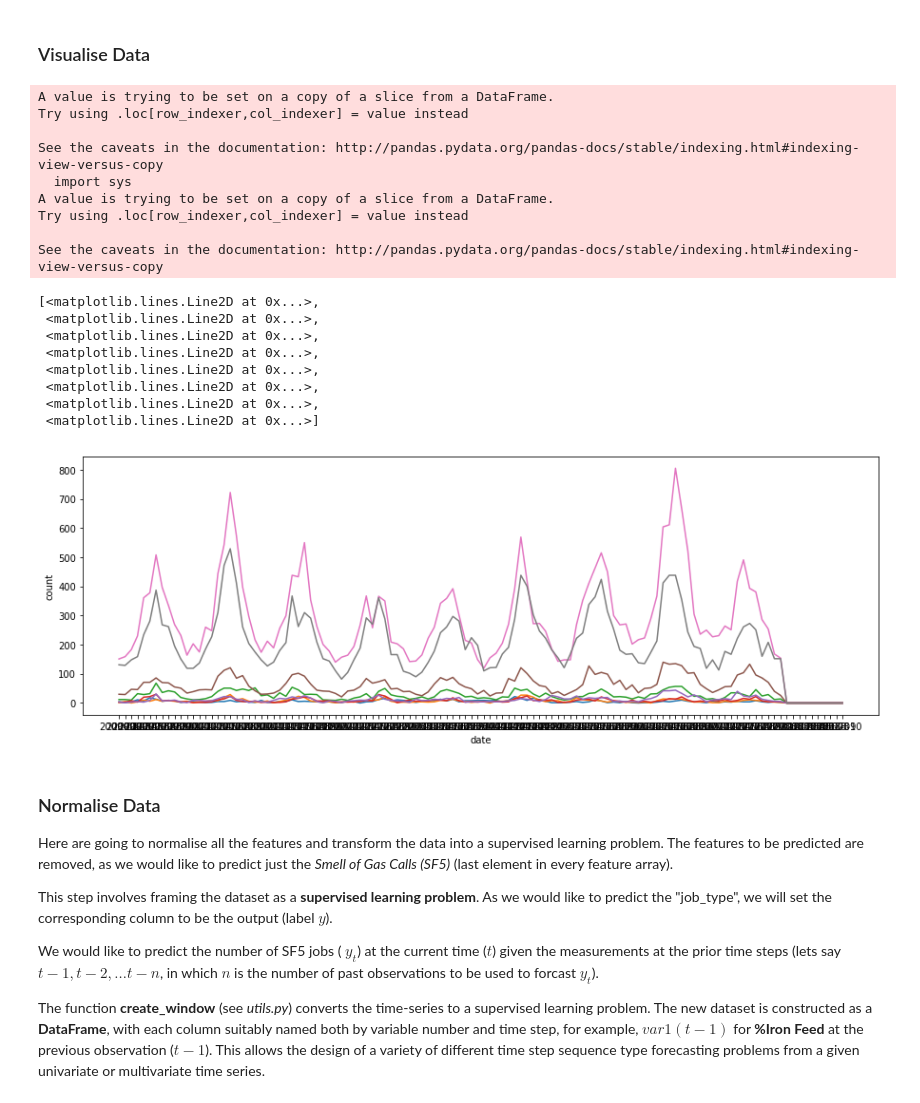
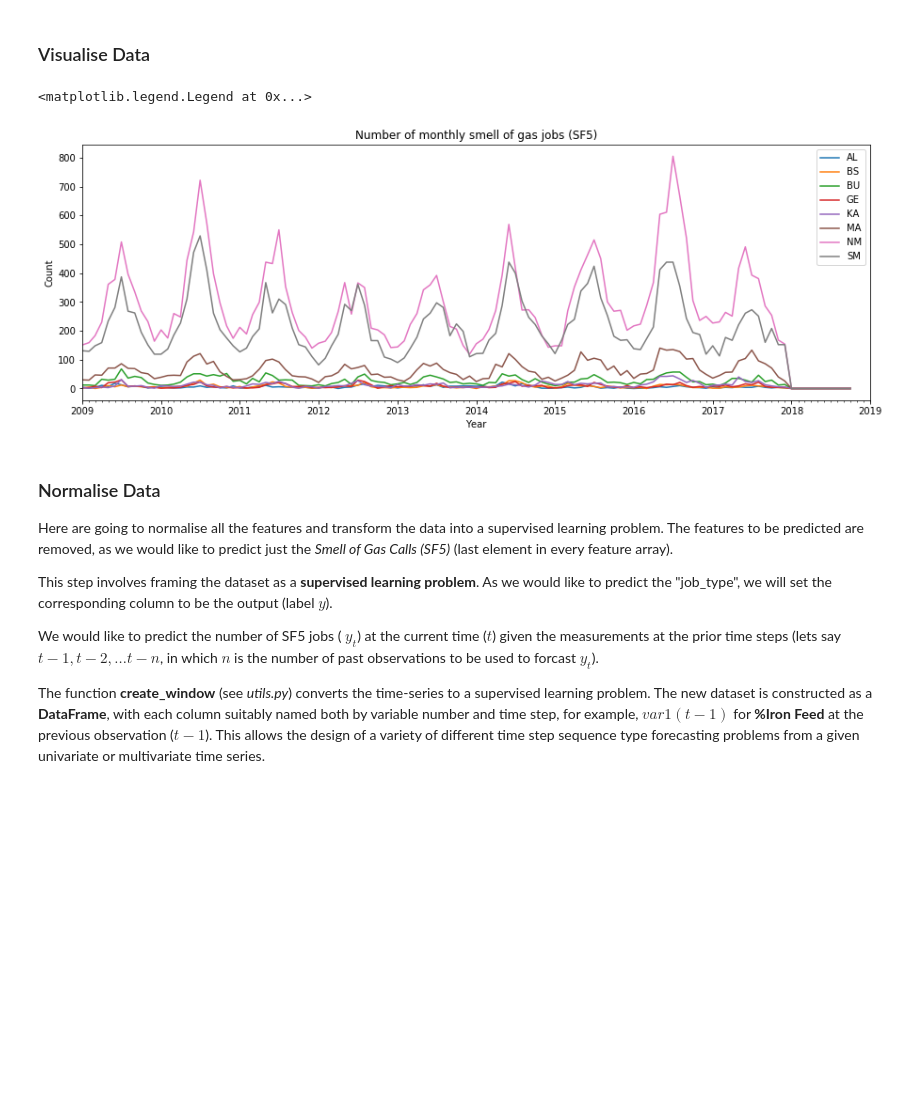
Before and after one commit to ATCOGas/VV_Forecasting, a Jupyter notebook: notebooks/Analysis_JobTypes-GRU,LSTM.ipynb, the cells around one changed output. Saved outputs shown, nothing was run; the diff lists cells and outputs as text; code cells hidden in the pictures; blank space fills up the shorter version.

```diff
--- a/notebooks/Analysis_JobTypes-GRU,LSTM.ipynb
+++ b/notebooks/Analysis_JobTypes-GRU,LSTM.ipynb
@@ -77,12 +85,12 @@ for orig, new in make_copy:
 #df_analysis = df_analysis.drop('job_type', axis=1)
 #df_analysis = df_analysis.join(job)
 net = pd.get_dummies(df_analysis['network'])
-df_analysis = df_analysis.drop('network', axis=1)
+#df_analysis = df_analysis.drop('network', axis=1)
 df_analysis = df_analysis.join(net)
 
 # Set date for timeseries index
 #df_analysis=df_analysis.set_index('date')
-df_analysis = df_analysis.set_index(pd.DatetimeIndex(df_analysis['date']))
+#df_analysis = df_analysis.set_index(pd.DatetimeIndex(df_analysis['date']))
 df_analysis=df_analysis.interpolate()
 
 #df_analysis = df_analysis.drop(['date','network'], axis=1)
@@ -115,39 +165,48 @@ memory usage: 7.7+ MB
 # %% [markdown]
 <a id='viz_data'></a>
 ### Visualise Data
-# %%
-import seaborn as sns
-# Ploting the number of jobs
-plt.figure(figsize = (15, 5))
-plt.xlabel("date")
-plt.ylabel("count")
-
-df['date']=pd.to_datetime(df['date'])
-df['date']=df['date'].dt.strftime('%Y-%m')#monthly
-#df['date']=df['date'].dt.strftime('%Y')#yearly
-
-pivot = pd.pivot_table(df, values=['AL','BS','BU','GE','KA','MA','NM','SM'], index='date', aggfunc='sum')
-
-plt.plot(pivot)
-# %% [output]
-A value is trying to be set on a copy of a slice from a DataFrame.
-Try using .loc[row_indexer,col_indexer] = value instead
-
-See the caveats in the documentation: http://pandas.pydata.org/pandas-docs/stable/indexing.html#indexing-view-versus-copy
-  import sys
-A value is trying to be set on a copy of a slice from a DataFrame.
-Try using .loc[row_indexer,col_indexer] = value instead
-
-See the caveats in the documentation: http://pandas.pydata.org/pandas-docs/stable/indexing.html#indexing-view-versus-copy
-[<matplotlib.lines.Line2D at 0x...>,
- <matplotlib.lines.Line2D at 0x...>,
- <matplotlib.lines.Line2D at 0x...>,
- <matplotlib.lines.Line2D at 0x...>,
- <matplotlib.lines.Line2D at 0x...>,
- <matplotlib.lines.Line2D at 0x...>,
- <matplotlib.lines.Line2D at 0x...>,
- <matplotlib.lines.Line2D at 0x...>]
-[figure, removed]
+# %%
+import datetime
+import numpy as np
+import matplotlib.pyplot as plt
+import matplotlib.dates as mdates
+
+# make the data
+pivot = pd.pivot_table(df, values=['AL','BS','BU','GE','KA','MA','NM','SM'], index='date', aggfunc='sum')
+pivot = pivot.reset_index()
+pivot['date']=pd.to_datetime(pivot['date'])
+
+# plot the data
+fig, ax = plt.subplots(figsize = (15, 5))
+ax.plot(pivot.date, pivot.AL)
+ax.plot(pivot.date, pivot.BS)
+ax.plot(pivot.date, pivot.BU)
+ax.plot(pivot.date, pivot.GE)
+ax.plot(pivot.date, pivot.KA)
+ax.plot(pivot.date, pivot.MA)
+ax.plot(pivot.date, pivot.NM)
+ax.plot(pivot.date, pivot.SM)
+
+# format the ticks
+years = mdates.YearLocator()   # every year
+months = mdates.MonthLocator()  # every month
+yearsFmt = mdates.DateFormatter('%Y')
+
+ax.xaxis.set_major_locator(years)
+ax.xaxis.set_major_formatter(yearsFmt)
+ax.xaxis.set_minor_locator(months)
+
+datemin = datetime.date(pivot.date.min().year, 1, 1)
+datemax = datetime.date(pivot.date.max().year + 1, 1, 1)
+ax.set_xlim(datemin, datemax)
+
+plt.title('Number of monthly smell of gas jobs (SF5)')
+plt.ylabel('Count')
+plt.xlabel('Year')
+plt.legend(loc="upper right")
+# %% [output]
+<matplotlib.legend.Legend at 0x...>
+[figure, added]
 # %% [markdown]
 <a id='normalise'></a>
 ### Normalise Data
```
Also changed, not shown: parts of 16 cells of this notebook.
